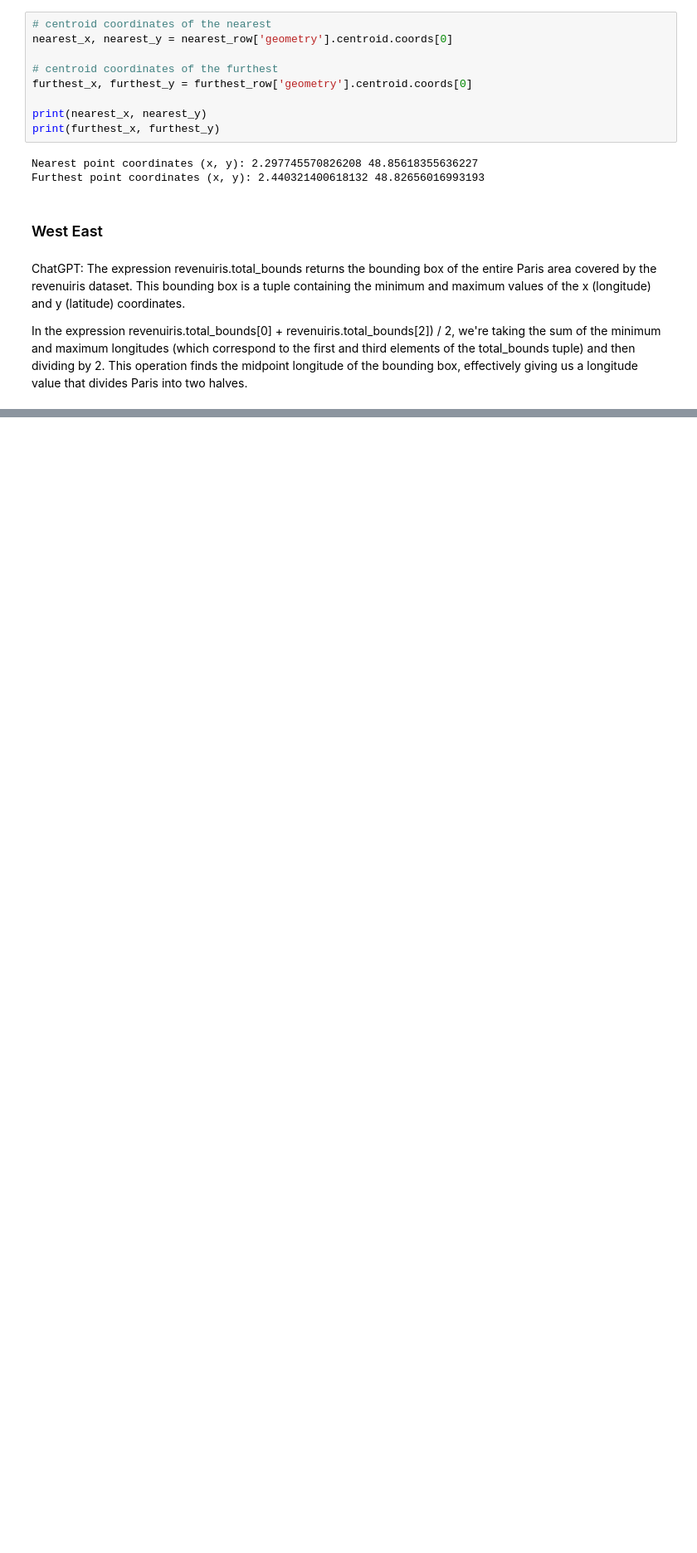
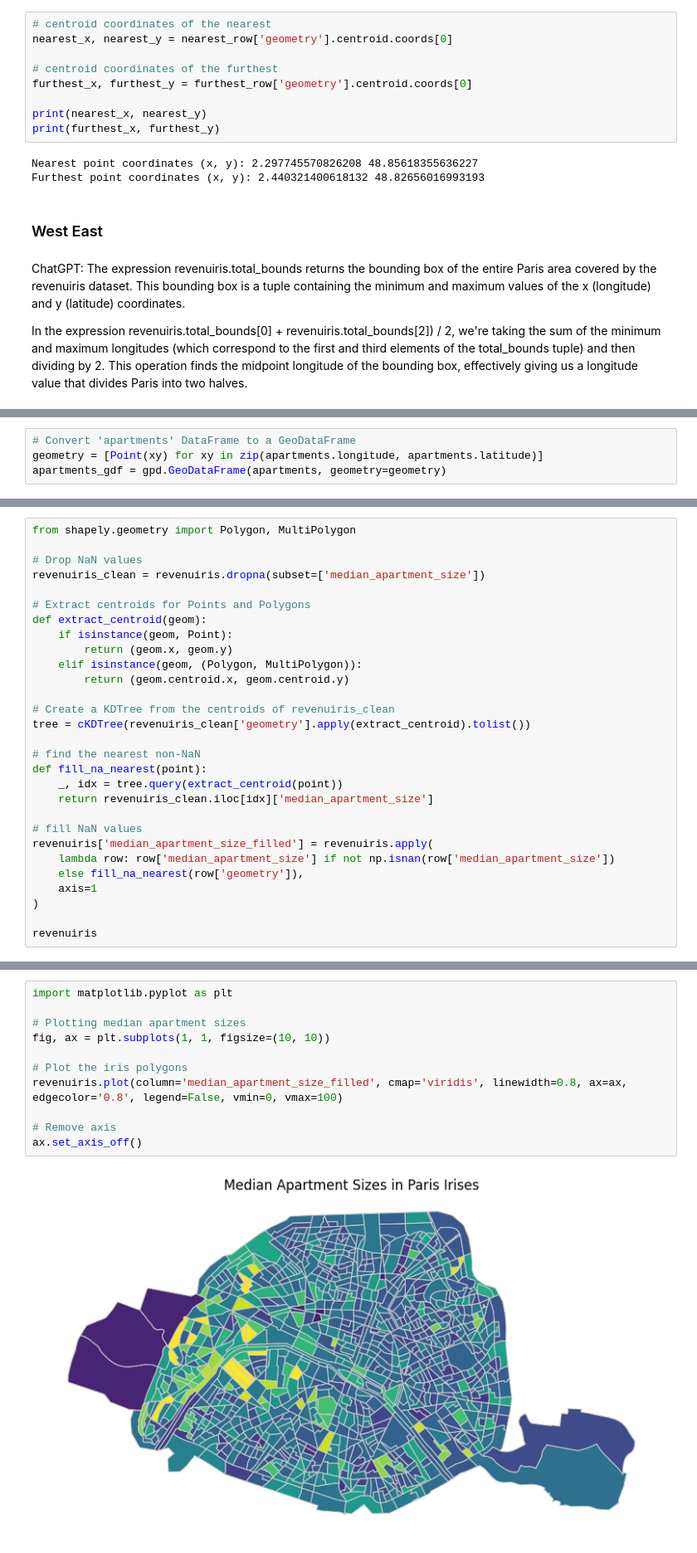
Before and after one commit to arshiataheri/IRIS-Paris-Geographical-Data-ML, a Jupyter notebook: IRIS_Paris_Geographical_Data_ML.ipynb, the cells around one changed output, grey strips where cells are left out. Shown at 83% size. Drawn from its saved outputs; the diff is of its cells as text; blank space fills up the shorter version.

```diff
--- a/IRIS_Paris_Geographical_Data_ML.ipynb
+++ b/IRIS_Paris_Geographical_Data_ML.ipynb
@@ -275,0 +278,4 @@ revenuiris
+# %%
+# Convert 'apartments' DataFrame to a GeoDataFrame
+geometry = [Point(xy) for xy in zip(apartments.longitude, apartments.latitude)]
+apartments_gdf = gpd.GeoDataFrame(apartments, geometry=geometry)
@@ -275,0 +341,29 @@ revenuiris
+# %%
+from shapely.geometry import Polygon, MultiPolygon
+
+# Drop NaN values
+revenuiris_clean = revenuiris.dropna(subset=['median_apartment_size'])
+
+# Extract centroids for Points and Polygons
+def extract_centroid(geom):
+    if isinstance(geom, Point):
+        return (geom.x, geom.y)
+    elif isinstance(geom, (Polygon, MultiPolygon)):
+        return (geom.centroid.x, geom.centroid.y)
+
+# Create a KDTree from the centroids of revenuiris_clean
+tree = cKDTree(revenuiris_clean['geometry'].apply(extract_centroid).tolist())
+
+# find the nearest non-NaN
+def fill_na_nearest(point):
+    _, idx = tree.query(extract_centroid(point))
+    return revenuiris_clean.iloc[idx]['median_apartment_size']
+
+# fill NaN values
+revenuiris['median_apartment_size_filled'] = revenuiris.apply(
+    lambda row: row['median_apartment_size'] if not np.isnan(row['median_apartment_size'])
+    else fill_na_nearest(row['geometry']),
+    axis=1
+)
+
+revenuiris
@@ -275,0 +384,13 @@ revenuiris
+# %%
+import matplotlib.pyplot as plt
+
+# Plotting median apartment sizes
+fig, ax = plt.subplots(1, 1, figsize=(10, 10))
+
+# Plot the iris polygons
+revenuiris.plot(column='median_apartment_size_filled', cmap='viridis', linewidth=0.8, ax=ax, edgecolor='0.8', legend=False, vmin=0, vmax=100)
+
+# Remove axis
+ax.set_axis_off()
+# %% [output]
+[figure, added]
```
Also changed, not shown: parts of 8 cells of this notebook.
